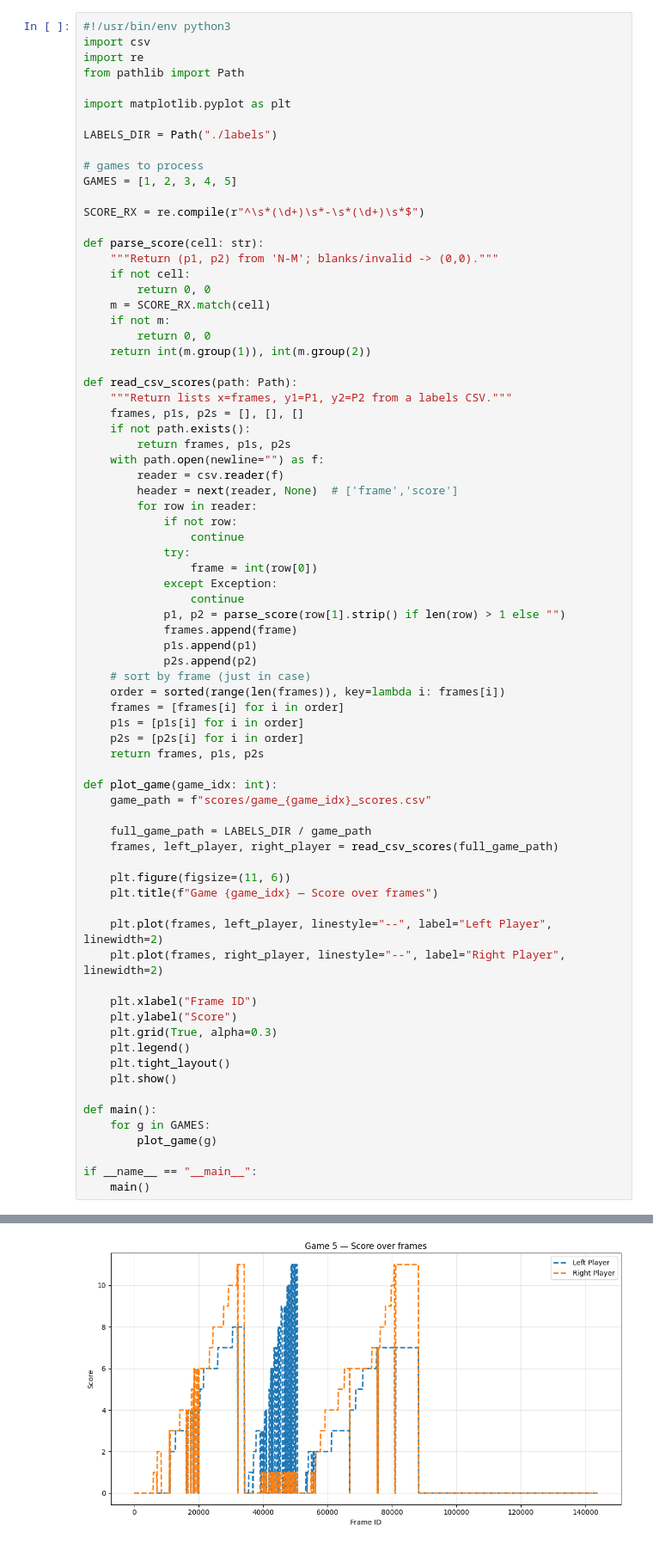
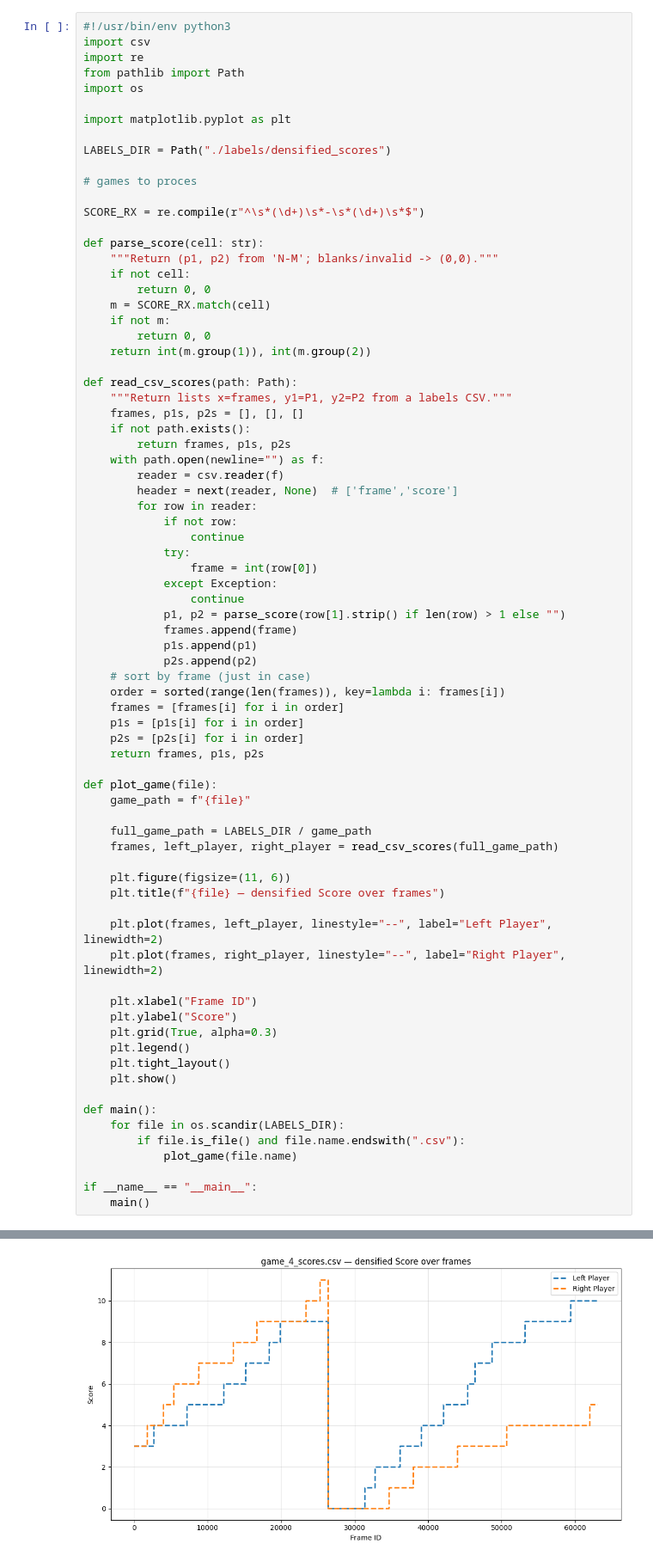
Before and after one commit to samdkruse/CreateOpenTTScoreLabels, a Jupyter notebook: VideoLabellingTools/OCRVisualization.ipynb, the cells around one changed output, grey strips where cells are left out. Shown at 86% size. Drawn from its saved outputs; the diff is of its cells as text.

Commit message:
add zeros for blank data and create game segments

```diff
--- a/VideoLabellingTools/OCRVisualization.ipynb
+++ b/VideoLabellingTools/OCRVisualization.ipynb
@@ -18,13 +18,13 @@ First I used these coordinates:
 import csv
 import re
 from pathlib import Path
+import os
 
 import matplotlib.pyplot as plt
 
-LABELS_DIR = Path("./labels")
+LABELS_DIR = Path("./labels/densified_scores")
 
-# games to process
-GAMES = [1, 2, 3, 4, 5]
+# games to proces
 
 SCORE_RX = re.compile(r"^\s*(\d+)\s*-\s*(\d+)\s*$")
 
@@ -63,14 +63,14 @@ def read_csv_scores(path: Path):
     p2s = [p2s[i] for i in order]
     return frames, p1s, p2s
 
-def plot_game(game_idx: int):
-    game_path = f"scores/game_{game_idx}_scores.csv"
+def plot_game(file):
+    game_path = f"{file}"
 
     full_game_path = LABELS_DIR / game_path
     frames, left_player, right_player = read_csv_scores(full_game_path)
 
     plt.figure(figsize=(11, 6))
-    plt.title(f"Game {game_idx} — Score over frames")
+    plt.title(f"{file} — densified Score over frames")
 
     plt.plot(frames, left_player, linestyle="--", label="Left Player", linewidth=2)
     plt.plot(frames, right_player, linestyle="--", label="Right Player", linewidth=2)
@@ -83,8 +83,9 @@ def plot_game(game_idx: int):
     plt.show()
 
 def main():
-    for g in GAMES:
-        plot_game(g)
+    for file in os.scandir(LABELS_DIR):
+        if file.is_file() and file.name.endswith(".csv"):
+            plot_game(file.name)
 
 if __name__ == "__main__":
     main()
@@ -96 +97 @@ if __name__ == "__main__":
-[figure, old version]
+[figure, new version]
```
Also changed, not shown: parts of 1 cell of this notebook, 35 other files.
